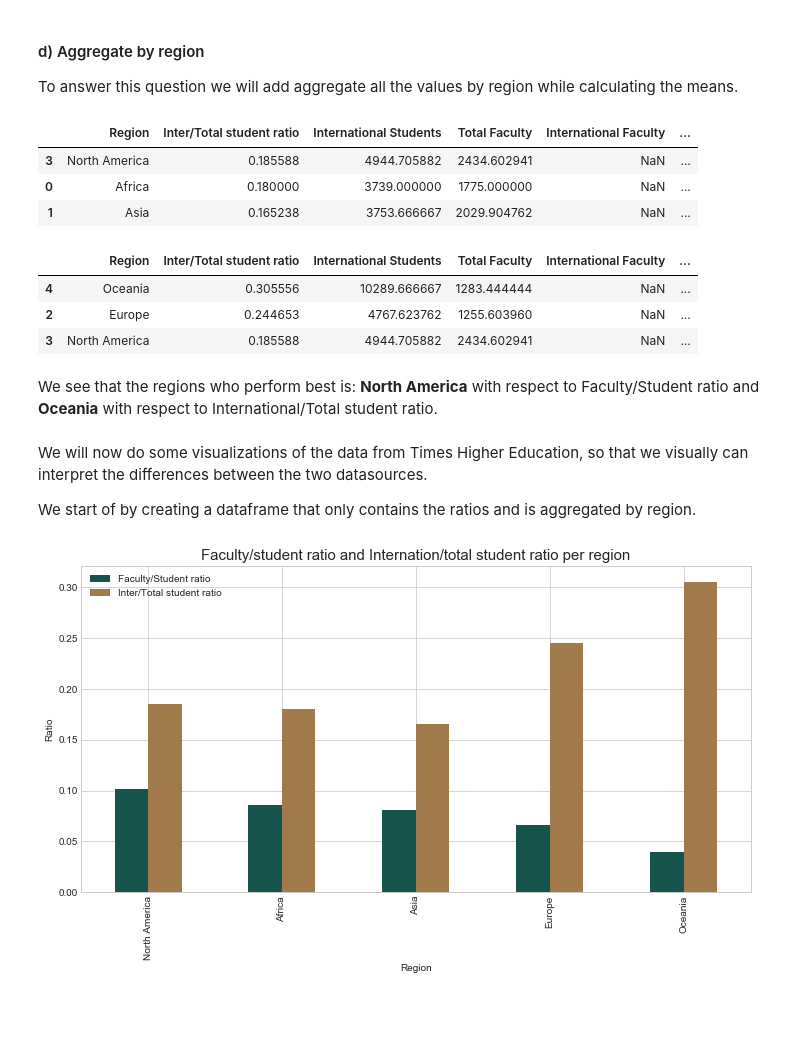
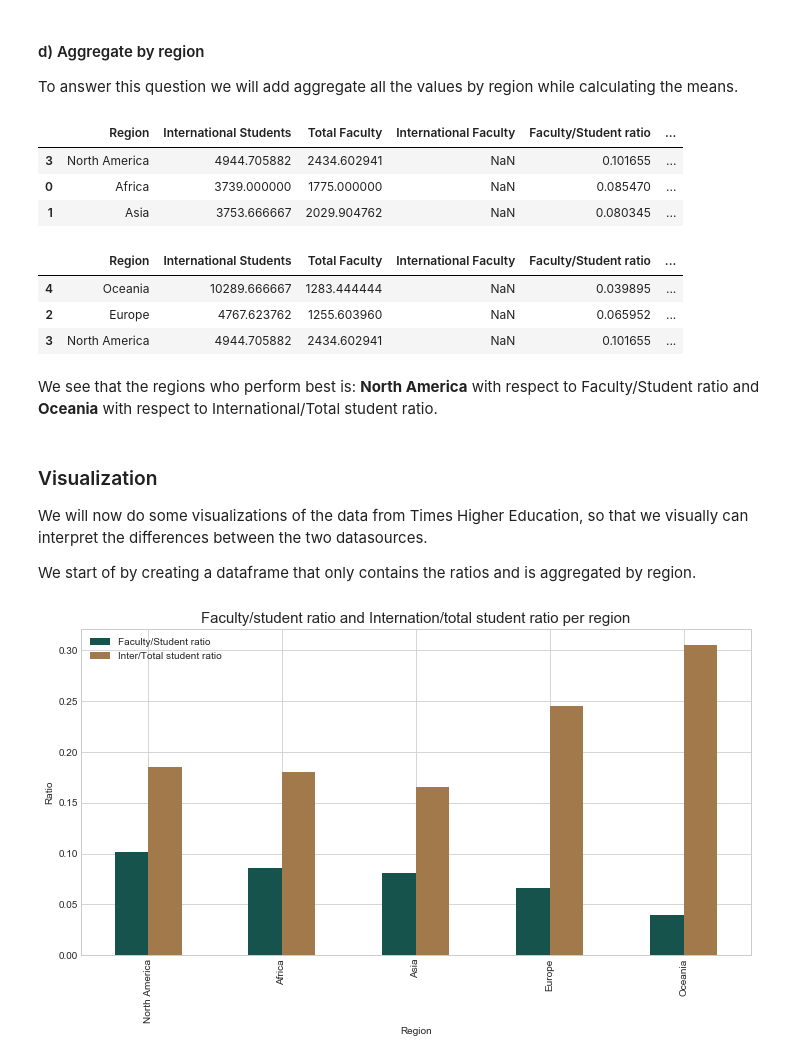
Before and after one commit to sourabhlal/ada2017, a Jupyter notebook: 02 - Data from the Web/homework02.ipynb, the cells around one changed output. Drawn from its saved outputs; the diff is of its cells as text; code cells hidden in the pictures; blank space fills up the shorter version.

```diff
--- a/02 - Data from the Web/homework02.ipynb
+++ b/02 - Data from the Web/homework02.ipynb
@@ -344,6 +351,17 @@ timesedu_df["Faculty/Student ratio"] = 1/timesedu_df["stats_student_staff_ratio"
 timesedu_df = timesedu_df.drop(["stats_number_students","stats_pc_intl_students","stats_student_staff_ratio"],axis=1)
 # %% [markdown]
 We now have all the data from Times Higher Education in a single dataframe. In order to answer question a) through d) using this data, we will exclude a few more rows that are not relevant for those questions. It should be noted that the ranking are already in the dataframe timesedu_df and therefore all we need is to sort the data (and group it for questio c and d).
+# %%
+#New dataframe with fewer columns
+timesedu_df2 = timesedu_df.drop(['aliases','rank_order'],axis=1)
+
+#Reordering the columns
+timesedu_df2 = timesedu_df2[['name','location','Region','rank','Total Students','International Students','Total Faculty','International Faculty','Faculty/Student ratio','Inter/Total student ratio']]
+
+#Changing column names
+timesedu_df2.columns.values[0] = 'Name'
+timesedu_df2.columns.values[1] = 'Location'
+timesedu_df2.columns.values[3] = 'Rank'
 # %% [markdown]
 #### a) Which are the best universities in terms of the ratio between faculty members and students?
 To answer this question we just sort our dataframe by this value. We assume that the higher the ratio, the better the university is. (1 faculty : 5 students is better than 1 faculty : 10 students)
@@ -391,22 +409,24 @@ We see that the country with the best Faculty/Student ratio is __Denmark__ and t
 #### d) Aggregate by region
 To answer this question we will add aggregate all the values by region while calculating the means.
 # %%
-timesedu_df.groupby('Region',as_index=False).mean().sort_values('Faculty/Student ratio',ascending=False).head(3)
+timesedu_df2.groupby('Region',as_index=False).mean().sort_values('Faculty/Student ratio',ascending=False).head(3)
 # %% [output]
-|  | Region | Inter/Total student ratio | International Students | Total Faculty | International Faculty | ... |
-| 3 | North America | 0.185588 | 4944.705882 | 2434.602941 | NaN | ... |
-| 0 | Africa | 0.180000 | 3739.000000 | 1775.000000 | NaN | ... |
-| 1 | Asia | 0.165238 | 3753.666667 | 2029.904762 | NaN | ... |
+|  | Region | International Students | Total Faculty | International Faculty | Faculty/Student ratio | ... |
+| 3 | North America | 4944.705882 | 2434.602941 | NaN | 0.101655 | ... |
+| 0 | Africa | 3739.000000 | 1775.000000 | NaN | 0.085470 | ... |
+| 1 | Asia | 3753.666667 | 2029.904762 | NaN | 0.080345 | ... |
 # %%
-timesedu_df.groupby('Region',as_index=False).mean().sort_values('Inter/Total student ratio',ascending=False).head(3)
+timesedu_df2.groupby('Region',as_index=False).mean().sort_values('Inter/Total student ratio',ascending=False).head(3)
 # %% [output]
-|  | Region | Inter/Total student ratio | International Students | Total Faculty | International Faculty | ... |
-| 4 | Oceania | 0.305556 | 10289.666667 | 1283.444444 | NaN | ... |
-| 2 | Europe | 0.244653 | 4767.623762 | 1255.603960 | NaN | ... |
-| 3 | North America | 0.185588 | 4944.705882 | 2434.602941 | NaN | ... |
+|  | Region | International Students | Total Faculty | International Faculty | Faculty/Student ratio | ... |
+| 4 | Oceania | 10289.666667 | 1283.444444 | NaN | 0.039895 | ... |
+| 2 | Europe | 4767.623762 | 1255.603960 | NaN | 0.065952 | ... |
+| 3 | North America | 4944.705882 | 2434.602941 | NaN | 0.101655 | ... |
 # %% [markdown]
 We see that the regions who perform best is: __North America__ with respect to Faculty/Student ratio and __Oceania__ with respect to International/Total student ratio.
 # %% [markdown]
+### Visualization
+
 We will now do some visualizations of the data from Times Higher Education, so that we visually can interpret the differences between the two datasources.
 
 We start of by creating a dataframe that only contains the ratios and is aggregated by region.
```
Also changed, not shown: parts of 33 cells of this notebook, 1 other file.
